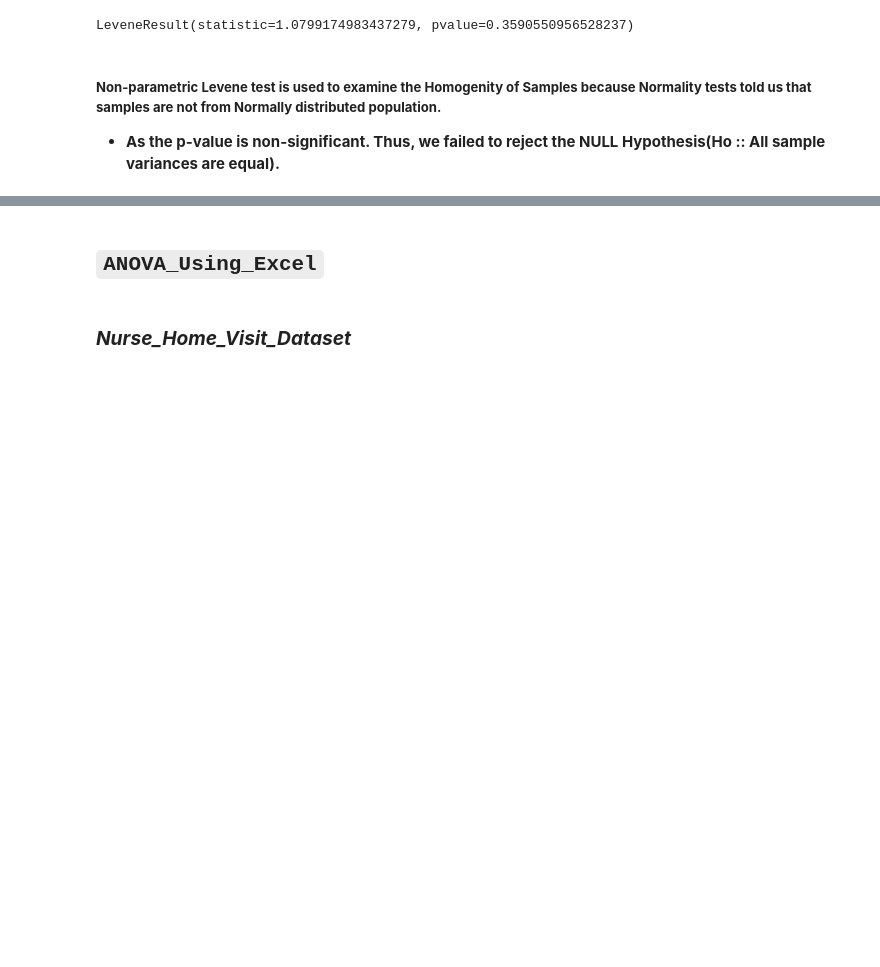
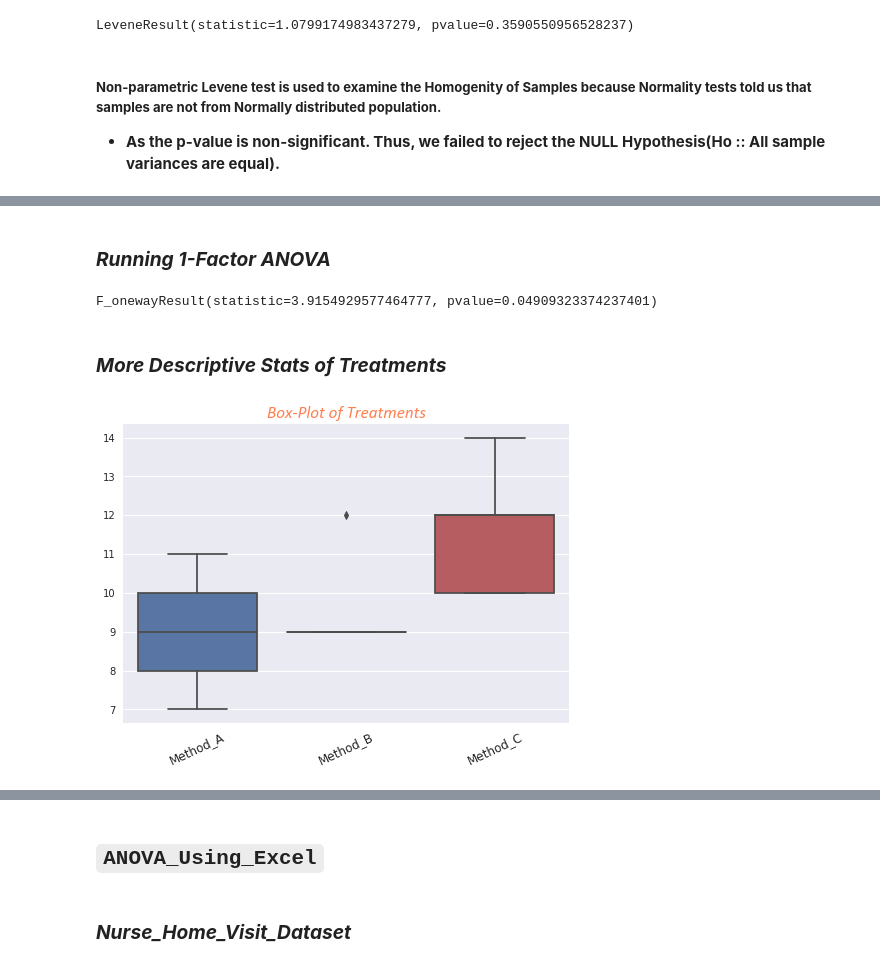
Before and after one commit to raj-shr-git/Statistical_testing_python, a Jupyter notebook: Stats_Practice.ipynb, the cells around one changed output, grey strips where cells are left out. Drawn from its saved outputs; the diff is of its cells as text; code cells hidden in the pictures; blank space fills up the shorter version.

Commit message:
Added 2-way ANOVA Code

```diff
--- a/Stats_Practice.ipynb
+++ b/Stats_Practice.ipynb
@@ -2891,0 +2936,7 @@ LeveneResult(statistic=1.0799174983437279, pvalue=0.3590550956528237)
+# %%
+prosthetic_df = pd.DataFrame({'Age_grp': ['Under 20','20 to 29','30-39','40-49','50 and over'],
+              'Method_A':[7,8,9,10,11],
+              'Method_B':[9,9,9,9,12],
+              'Method_C':[10,10,12,12,14]})
+
+prosthetic_df
@@ -2891,0 +2964,2 @@ LeveneResult(statistic=1.0799174983437279, pvalue=0.3590550956528237)
+# %% [markdown]
+### ***Running 1-Factor ANOVA***
@@ -2891,0 +2970,14 @@ LeveneResult(statistic=1.0799174983437279, pvalue=0.3590550956528237)
+# %%
+prosthetic_one_anova_results
+# %% [output]
+F_onewayResult(statistic=3.9154929577464777, pvalue=0.04909323374237401)
+# %% [markdown]
+### ***More Descriptive Stats of Treatments***
+# %%
+with plt.style.context('seaborn'):
+    sns.boxplot(data=prosthetic_df[['Method_A','Method_B','Method_C']])
+    plt.xticks(rotation=25,size=12)
+    plt.title('Box-Plot of Treatments',fontdict={'size':17,'family':'calibri','style':'italic','color':'coral'})
+plt.show()
+# %% [output]
+[figure, added]
```
Also changed, not shown: parts of 87 cells of this notebook.
